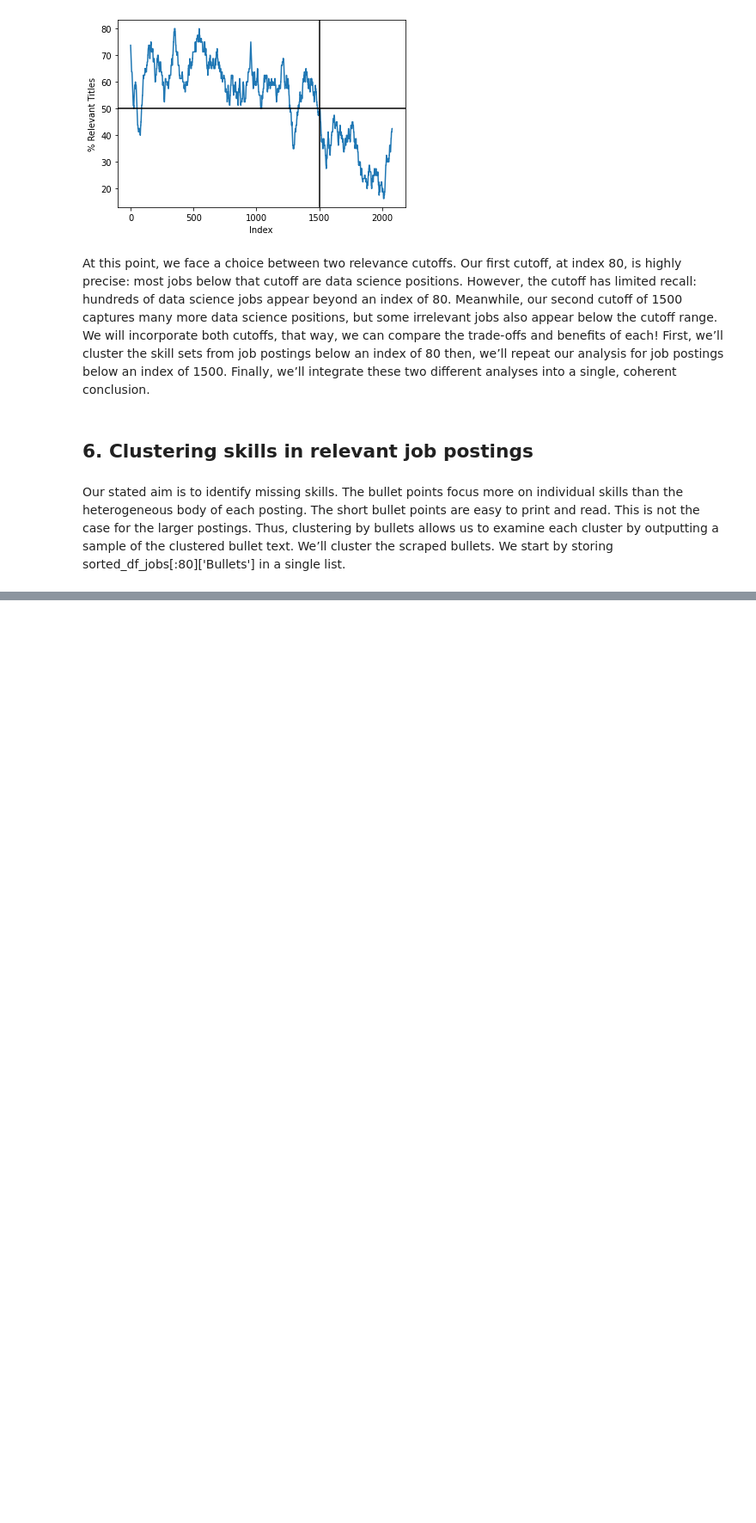
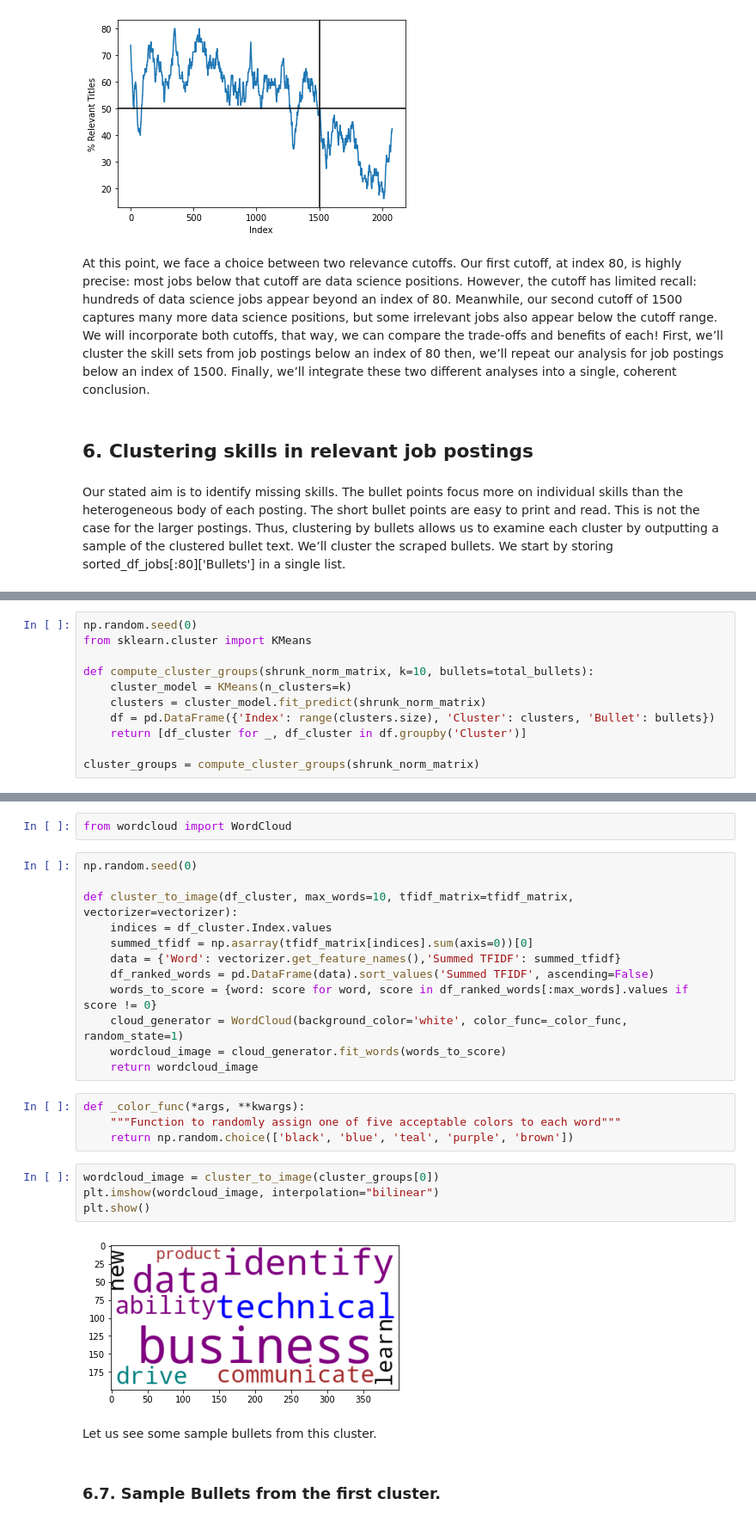
Before and after one commit to rajdeepmondal1/what-skills-to-augment-my-arsenal-main, a Jupyter notebook: Skills_to_augment_to_my_arsenal.ipynb, the cells around one changed output, grey strips where cells are left out. Shown at 86% size. Drawn from its saved outputs; the diff is of its cells as text; blank space fills up the shorter version.

```diff
--- a/Skills_to_augment_to_my_arsenal.ipynb
+++ b/Skills_to_augment_to_my_arsenal.ipynb
@@ -617,0 +691,11 @@ Our stated aim is to identify missing skills. The bullet points focus more on in
+# %%
+np.random.seed(0)
+from sklearn.cluster import KMeans
+
+def compute_cluster_groups(shrunk_norm_matrix, k=10, bullets=total_bullets):
+    cluster_model = KMeans(n_clusters=k)
+    clusters = cluster_model.fit_predict(shrunk_norm_matrix)
+    df = pd.DataFrame({'Index': range(clusters.size), 'Cluster': clusters, 'Bullet': bullets})
+    return [df_cluster for _, df_cluster in df.groupby('Cluster')]
+
+cluster_groups = compute_cluster_groups(shrunk_norm_matrix)
@@ -617,0 +710,28 @@ Our stated aim is to identify missing skills. The bullet points focus more on in
+# %%
+from wordcloud import WordCloud
+# %%
+np.random.seed(0)
+
+def cluster_to_image(df_cluster, max_words=10, tfidf_matrix=tfidf_matrix, vectorizer=vectorizer):
+    indices = df_cluster.Index.values
+    summed_tfidf = np.asarray(tfidf_matrix[indices].sum(axis=0))[0]
+    data = {'Word': vectorizer.get_feature_names(),'Summed TFIDF': summed_tfidf}
+    df_ranked_words = pd.DataFrame(data).sort_values('Summed TFIDF', ascending=False)
+    words_to_score = {word: score for word, score in df_ranked_words[:max_words].values if score != 0}
+    cloud_generator = WordCloud(background_color='white', color_func=_color_func, random_state=1)
+    wordcloud_image = cloud_generator.fit_words(words_to_score)
+    return wordcloud_image
+# %%
+def _color_func(*args, **kwargs):
+    """Function to randomly assign one of five acceptable colors to each word"""
+    return np.random.choice(['black', 'blue', 'teal', 'purple', 'brown'])
+# %%
+wordcloud_image = cluster_to_image(cluster_groups[0])
+plt.imshow(wordcloud_image, interpolation="bilinear")
+plt.show()
+# %% [output]
+[figure, added]
+# %% [markdown]
+Let us see some sample bullets from this cluster.
+# %% [markdown]
+### 6.7. Sample Bullets from the first cluster.
```
Also changed, not shown: parts of 48 cells of this notebook.
